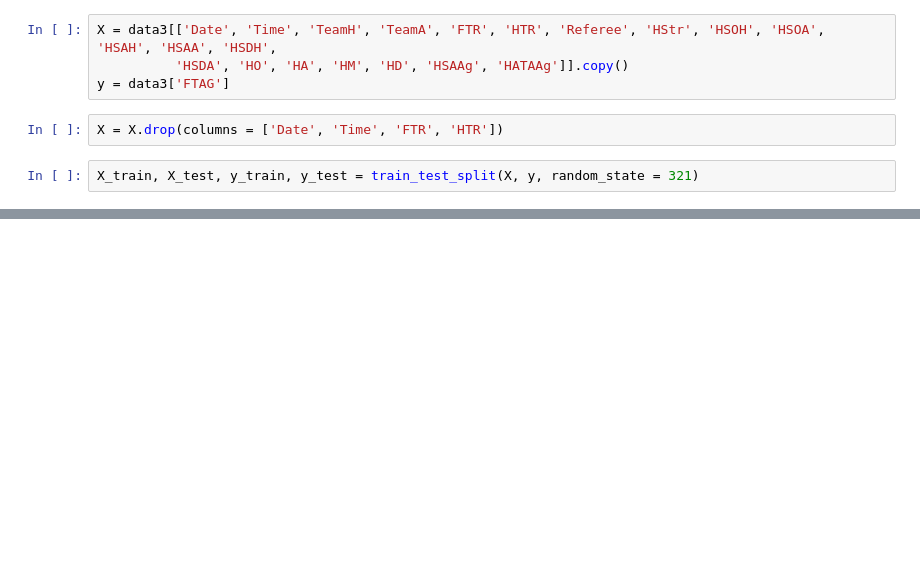
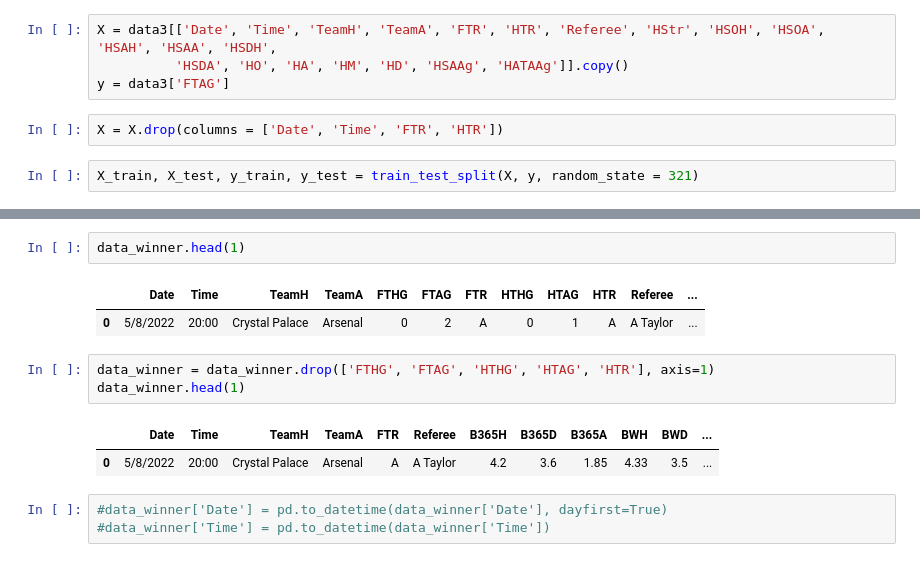
Before and after one commit to jeffreyreeve/capstone-premier-league-predictor, a Jupyter notebook: notebooks/neural_network.ipynb, the cells around one changed output, grey strips where cells are left out. Saved outputs shown, nothing was run; the diff lists cells and outputs as text; blank space fills up the shorter version.

```diff
--- a/notebooks/neural_network.ipynb
+++ b/notebooks/neural_network.ipynb
@@ -1379,0 +1443,14 @@ MAE: 0.9497084008139123
+# %%
+data_winner.head(1)
+# %% [output]
+|  | Date | Time | TeamH | TeamA | FTHG | FTAG | FTR | HTHG | HTAG | HTR | Referee | ... |
+| 0 | 5/8/2022 | 20:00 | Crystal Palace | Arsenal | 0 | 2 | A | 0 | 1 | A | A Taylor | ... |
+# %%
+data_winner = data_winner.drop(['FTHG', 'FTAG', 'HTHG', 'HTAG', 'HTR'], axis=1)
+data_winner.head(1)
+# %% [output]
+|  | Date | Time | TeamH | TeamA | FTR | Referee | B365H | B365D | B365A | BWH | BWD | ... |
+| 0 | 5/8/2022 | 20:00 | Crystal Palace | Arsenal | A | A Taylor | 4.2 | 3.6 | 1.85 | 4.33 | 3.5 | ... |
+# %%
+#data_winner['Date'] = pd.to_datetime(data_winner['Date'], dayfirst=True)
+#data_winner['Time'] = pd.to_datetime(data_winner['Time'])
```
Also changed, not shown: parts of 67 cells of this notebook.
